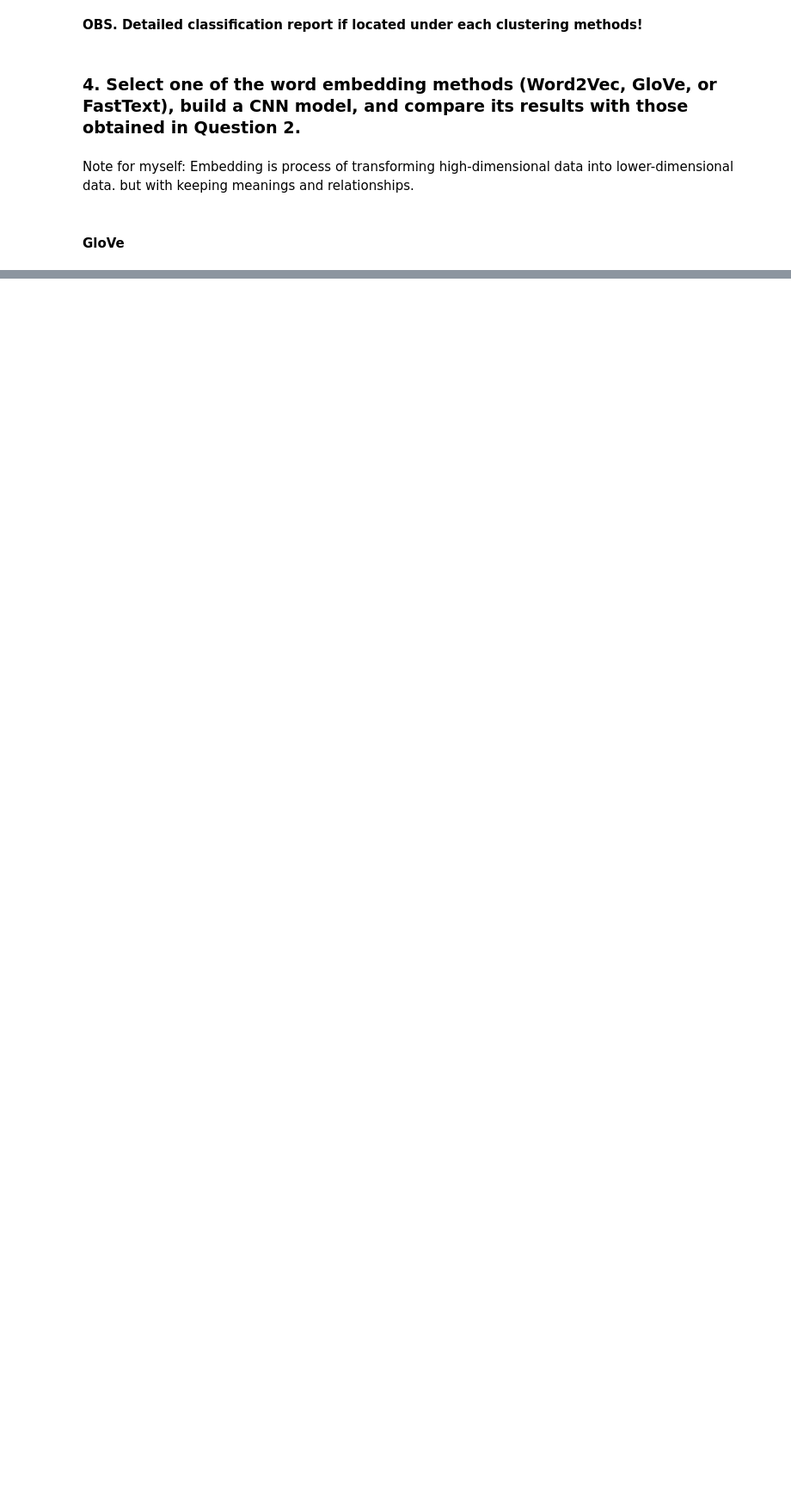
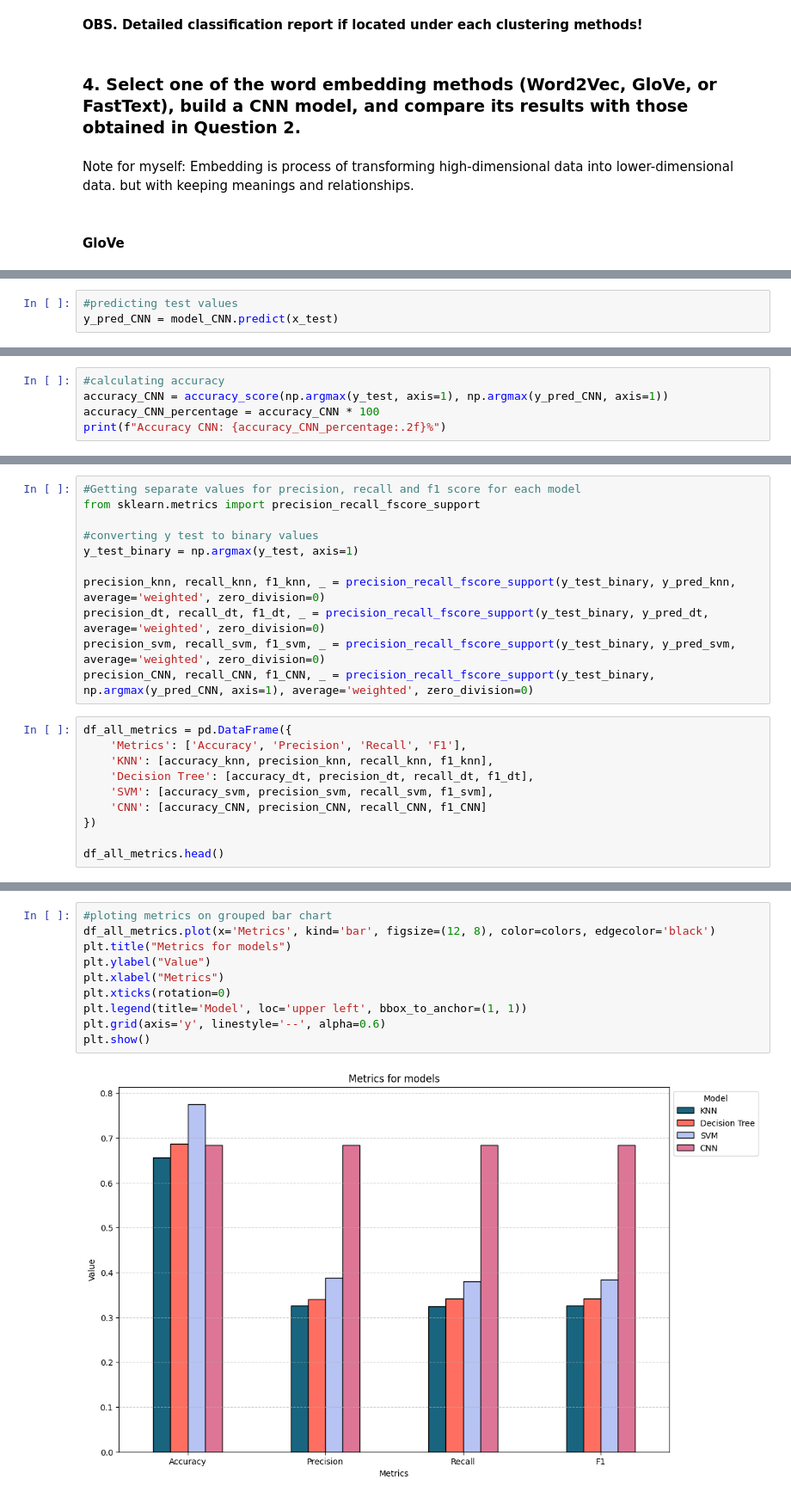
Before and after one commit to dalimvc/Text-Mining---NLP, a Jupyter notebook: DM24-Lab2-B21DALMI.ipynb, the cells around one changed output, grey strips where cells are left out. Shown at 86% size. Saved outputs shown, nothing was run; the diff lists cells and outputs as text; blank space fills up the shorter version.

Commit message:
models done

```diff
--- a/DM24-Lab2-B21DALMI.ipynb
+++ b/DM24-Lab2-B21DALMI.ipynb
@@ -471,0 +563,3 @@ with open('glove.6B.50d.txt', encoding='utf-8') as f:
+# %%
+#predicting test values
+y_pred_CNN = model_CNN.predict(x_test)
@@ -471,0 +570,5 @@ with open('glove.6B.50d.txt', encoding='utf-8') as f:
+# %%
+#calculating accuracy
+accuracy_CNN = accuracy_score(np.argmax(y_test, axis=1), np.argmax(y_pred_CNN, axis=1))
+accuracy_CNN_percentage = accuracy_CNN * 100
+print(f"Accuracy CNN: {accuracy_CNN_percentage:.2f}%")
@@ -471,0 +612,21 @@ with open('glove.6B.50d.txt', encoding='utf-8') as f:
+# %%
+#Getting separate values for precision, recall and f1 score for each model
+from sklearn.metrics import precision_recall_fscore_support
+
+#converting y test to binary values
+y_test_binary = np.argmax(y_test, axis=1)
+
+precision_knn, recall_knn, f1_knn, _ = precision_recall_fscore_support(y_test_binary, y_pred_knn, average='weighted', zero_division=0)
+precision_dt, recall_dt, f1_dt, _ = precision_recall_fscore_support(y_test_binary, y_pred_dt, average='weighted', zero_division=0)
+precision_svm, recall_svm, f1_svm, _ = precision_recall_fscore_support(y_test_binary, y_pred_svm, average='weighted', zero_division=0)
+precision_CNN, recall_CNN, f1_CNN, _ = precision_recall_fscore_support(y_test_binary, np.argmax(y_pred_CNN, axis=1), average='weighted', zero_division=0)
+# %%
+df_all_metrics = pd.DataFrame({
+    'Metrics': ['Accuracy', 'Precision', 'Recall', 'F1'],
+    'KNN': [accuracy_knn, precision_knn, recall_knn, f1_knn],
+    'Decision Tree': [accuracy_dt, precision_dt, recall_dt, f1_dt],
+    'SVM': [accuracy_svm, precision_svm, recall_svm, f1_svm],
+    'CNN': [accuracy_CNN, precision_CNN, recall_CNN, f1_CNN]
+})
+
+df_all_metrics.head()
@@ -471,0 +639,12 @@ with open('glove.6B.50d.txt', encoding='utf-8') as f:
+# %%
+#ploting metrics on grouped bar chart
+df_all_metrics.plot(x='Metrics', kind='bar', figsize=(12, 8), color=colors, edgecolor='black')
+plt.title("Metrics for models")
+plt.ylabel("Value")
+plt.xlabel("Metrics")
+plt.xticks(rotation=0)
+plt.legend(title='Model', loc='upper left', bbox_to_anchor=(1, 1))
+plt.grid(axis='y', linestyle='--', alpha=0.6)
+plt.show()
+# %% [output]
+[figure, added]
```
Also changed, not shown: parts of 25 cells of this notebook.
